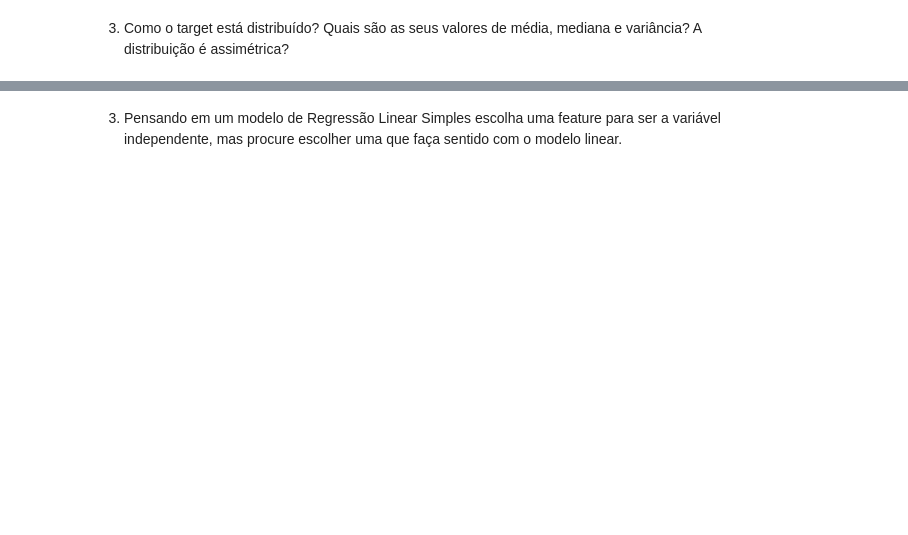
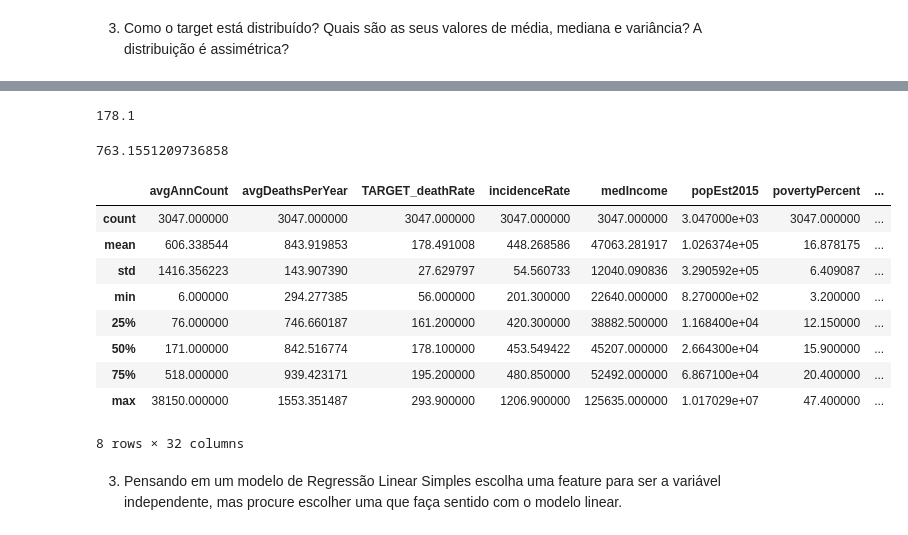
Before and after one commit to joaopasini/letscode_repository, a Jupyter notebook: Módulo 8 - Estatística II/João_Gobbo_projeto_estatistica_II_parteI.ipynb, the cells around one changed output, grey strips where cells are left out. Cells and saved outputs as stored; diff of their text form; code cells hidden in the pictures; blank space fills up the shorter version.

```diff
--- a/Módulo 8 - Estatística II/João_Gobbo_projeto_estatistica_II_parteI.ipynb
+++ b/Módulo 8 - Estatística II/João_Gobbo_projeto_estatistica_II_parteI.ipynb
@@ -96,2 +131,25 @@ O objetivo da primeira parte do projeto é criar um modelo linear para prever o
+# %%
+# Mediana
+np.median(df['TARGET_deathRate'])
+# %% [output]
+178.1
+# %%
+# Variância
+np.var(df['TARGET_deathRate'])
+# %% [output]
+763.1551209736858
+# %%
+df.describe()
+# %% [output]
+|  | avgAnnCount | avgDeathsPerYear | TARGET_deathRate | incidenceRate | medIncome | popEst2015 | povertyPercent | ... |
+| count | 3047.000000 | 3047.000000 | 3047.000000 | 3047.000000 | 3047.000000 | 3.047000e+03 | 3047.000000 | ... |
+| mean | 606.338544 | 843.919853 | 178.491008 | 448.268586 | 47063.281917 | 1.026374e+05 | 16.878175 | ... |
+| std | 1416.356223 | 143.907390 | 27.629797 | 54.560733 | 12040.090836 | 3.290592e+05 | 6.409087 | ... |
+| min | 6.000000 | 294.277385 | 56.000000 | 201.300000 | 22640.000000 | 8.270000e+02 | 3.200000 | ... |
+| 25% | 76.000000 | 746.660187 | 161.200000 | 420.300000 | 38882.500000 | 1.168400e+04 | 12.150000 | ... |
+| 50% | 171.000000 | 842.516774 | 178.100000 | 453.549422 | 45207.000000 | 2.664300e+04 | 15.900000 | ... |
+| 75% | 518.000000 | 939.423171 | 195.200000 | 480.850000 | 52492.000000 | 6.867100e+04 | 20.400000 | ... |
+| max | 38150.000000 | 1553.351487 | 293.900000 | 1206.900000 | 125635.000000 | 1.017029e+07 | 47.400000 | ... |
+8 rows × 32 columns
 # %% [markdown]
 3. Pensando em um modelo de Regressão Linear Simples escolha uma feature para ser a variável independente, mas procure escolher uma que faça sentido com o modelo linear.
```
Also changed, not shown: parts of 9 cells of this notebook, 3 other files.
